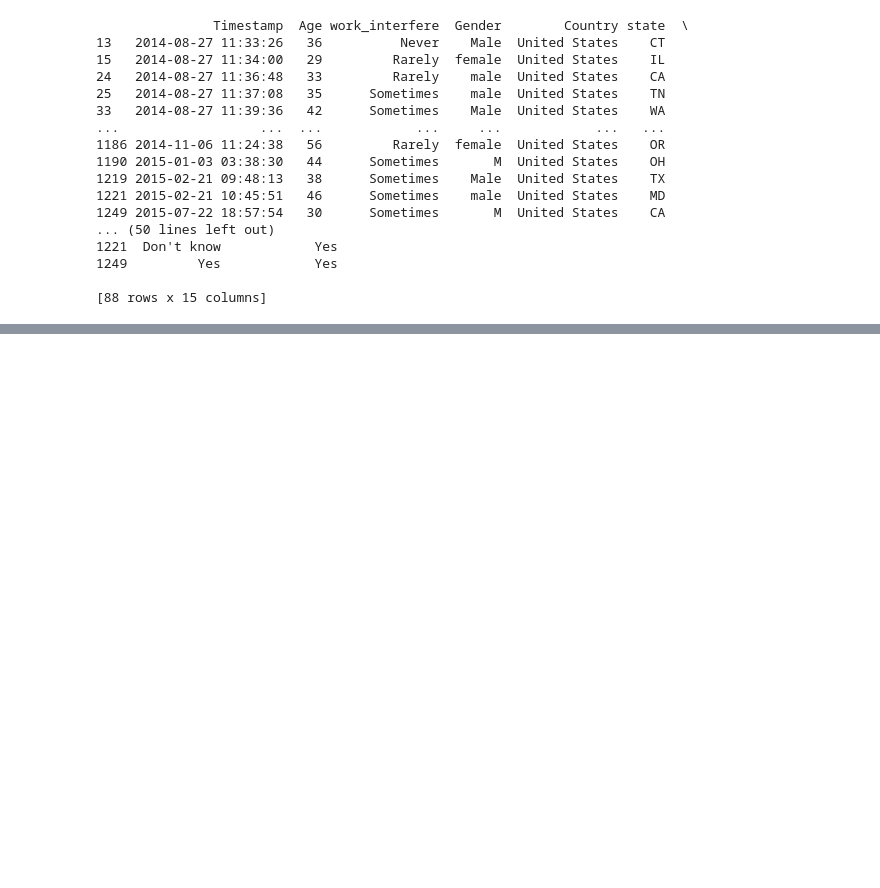
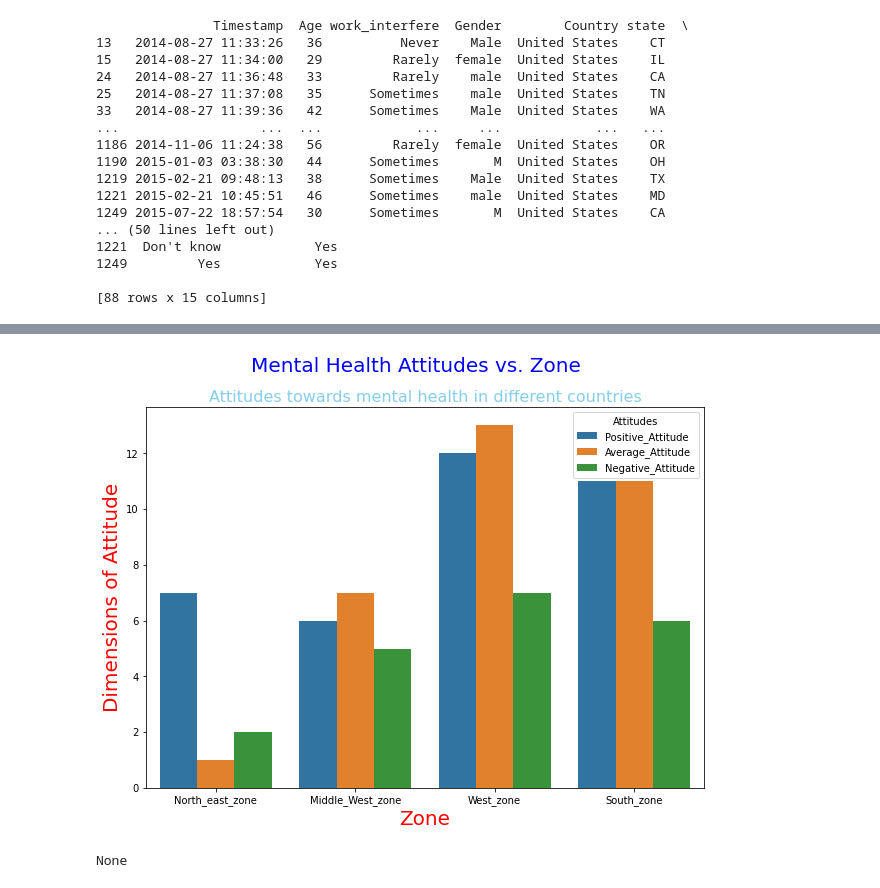
Before and after one commit to Swatipal786/Assignment-4-DATA-Swati_Pal_100845961, a Jupyter notebook: Assignment #4 - Final Assignment_1202-01_DATA_Swati_Pal_100845961.ipynb, the cells around one changed output, grey strips where cells are left out. Drawn from its saved outputs; the diff is of its cells as text; code cells hidden in the pictures; blank space fills up the shorter version.

Commit message:
graph-3

```diff
--- a/Assignment #4 - Final Assignment_1202-01_DATA_Swati_Pal_100845961.ipynb
+++ b/Assignment #4 - Final Assignment_1202-01_DATA_Swati_Pal_100845961.ipynb
@@ -298,0 +299,13 @@ None
+# %%
+# Display the relationship between "mental_health_consequence" that is attitudes and "Zone"
+
+plt.figure(figsize=(10,7))
+sns.countplot(x="Zone", hue="Attitudes", hue_order = ["Positive_Attitude", "Average_Attitude", "Negative_Attitude"], data=df2)
+plt.suptitle("Mental Health Attitudes vs. Zone", fontsize=20, color ='blue')
+plt.title("Attitudes towards mental health in different countries", fontsize=16, color= 'skyblue')
+plt.xlabel("Zone",fontsize=20, color='red')
+plt.ylabel("Dimensions of Attitude",fontsize=20, color='red')
+print(plt.show())
+# %% [output]
+[figure, added]
+None
```
Also changed, not shown: parts of 19 cells of this notebook.
